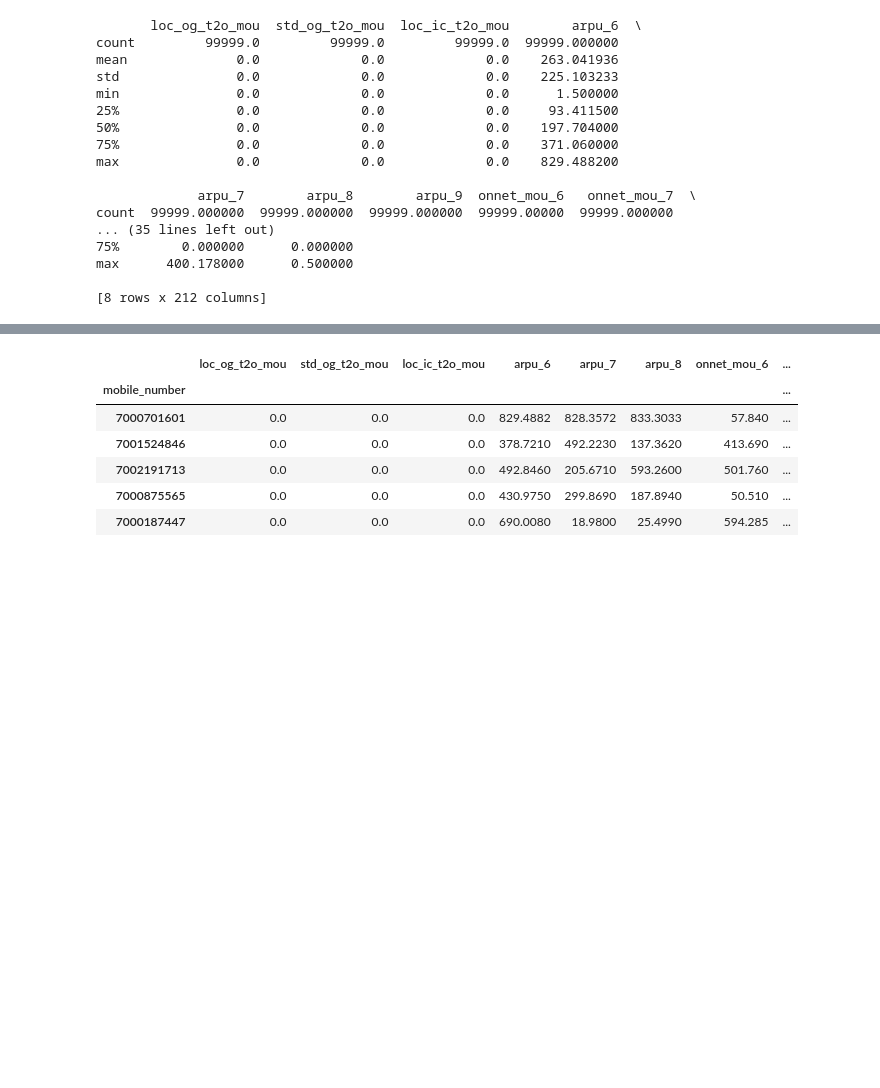
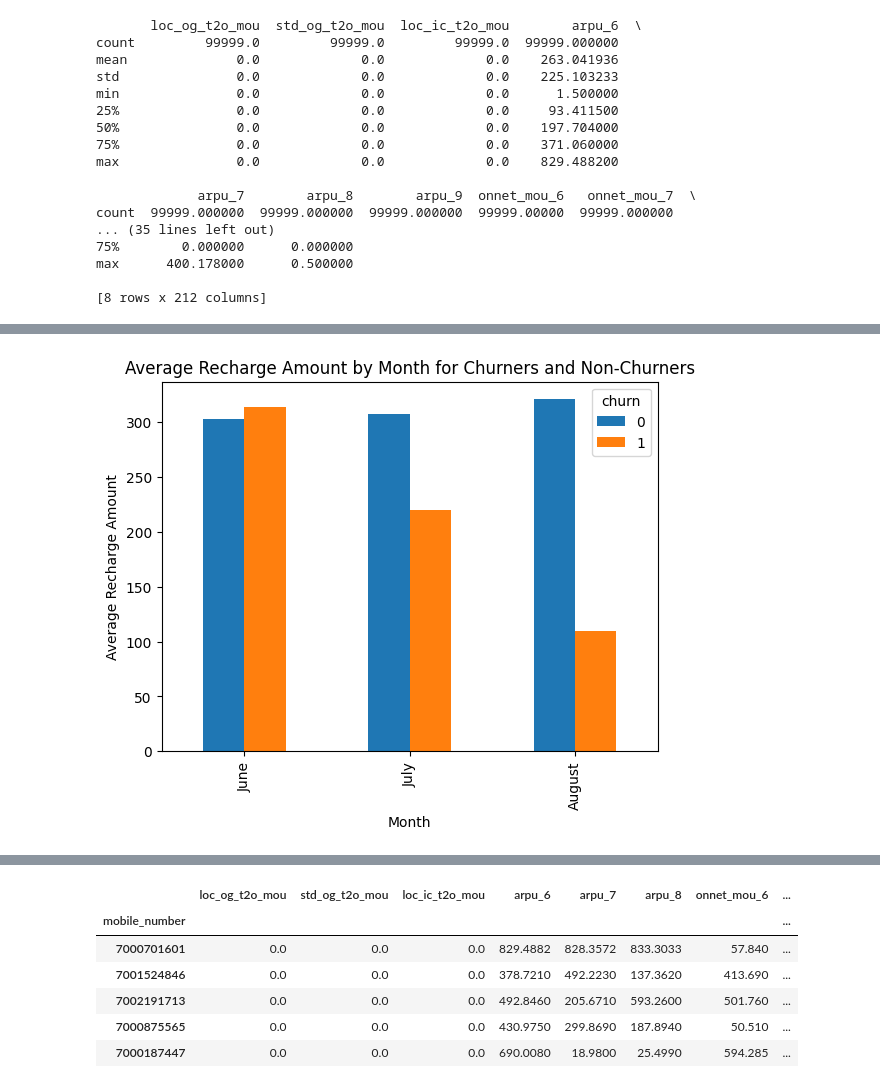
Before and after one commit to datle0911/upGrad-domain-oriented-case-study, a Jupyter notebook: churn-code.ipynb, the cells around one changed output, grey strips where cells are left out. Saved outputs shown, nothing was run; the diff lists cells and outputs as text; code cells hidden in the pictures; blank space fills up the shorter version.

```diff
--- a/churn-code.ipynb
+++ b/churn-code.ipynb
@@ -92,0 +170,18 @@ max      400.178000      0.500000
+# %%
+avg_rech_amt_by_month = data.groupby(['churn']).agg({
+    'total_rech_amt_6': 'mean',
+    'total_rech_amt_7': 'mean',
+    'total_rech_amt_8': 'mean'
+}).T
+
+# Rename the index to show the appropriate month numbers
+avg_rech_amt_by_month.index = ['June', 'July', 'August']
+
+# Plot average recharge amount per month for churners vs. non-churners
+avg_rech_amt_by_month.plot(kind='bar')
+plt.title('Average Recharge Amount by Month for Churners and Non-Churners')
+plt.xlabel('Month')
+plt.ylabel('Average Recharge Amount')
+plt.show()
+# %% [output]
+[figure, added]
```
Also changed, not shown: parts of 29 cells of this notebook.
